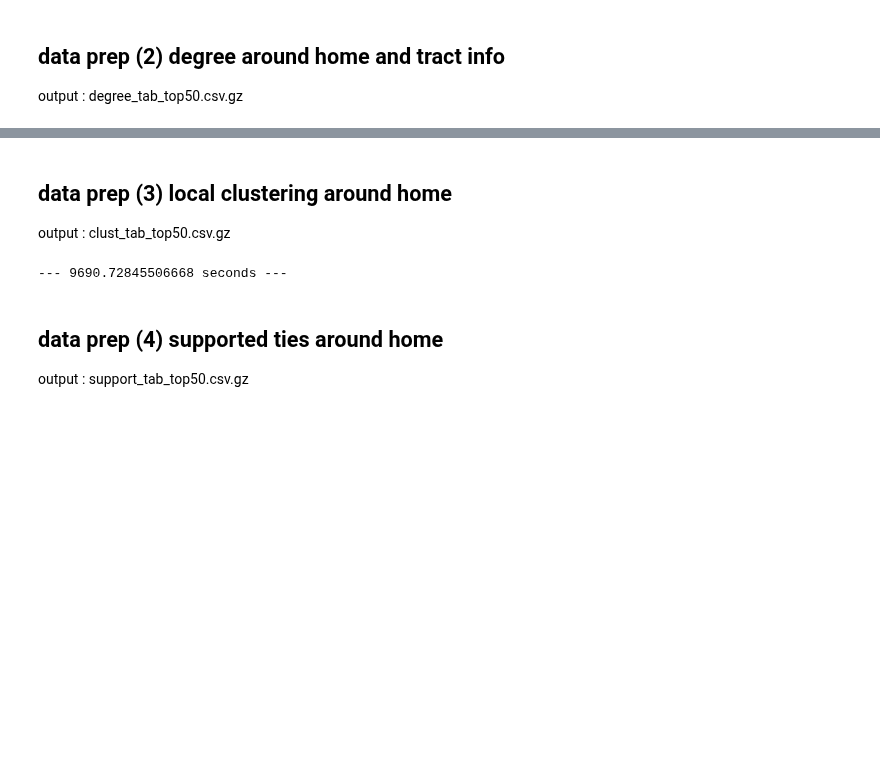
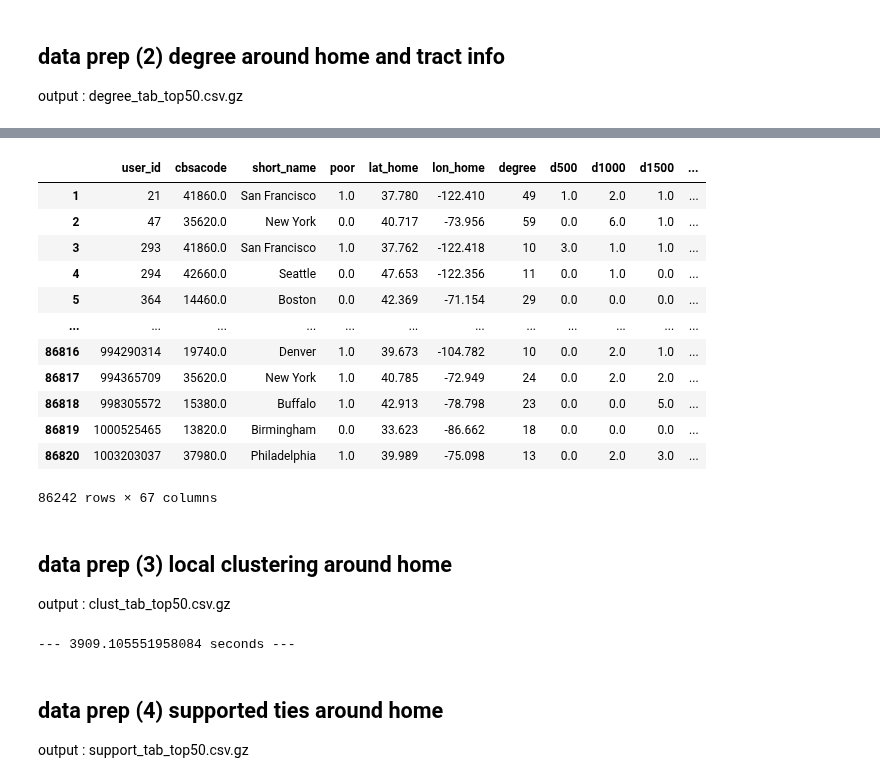
Before and after one commit to sandorjuhasz/ties-around-home, a Jupyter notebook: scripts/dataprep_adam.ipynb, the cells around one changed output, grey strips where cells are left out. Saved outputs shown, nothing was run; the diff lists cells and outputs as text; code cells hidden in the pictures; blank space fills up the shorter version.

```diff
--- a/scripts/dataprep_adam.ipynb
+++ b/scripts/dataprep_adam.ipynb
@@ -136,12 +136,9 @@ tract_data = pd.merge(census[['geoid', 'cbsacode', 'short_name', 'population', '
 tract_data = tract_data[(tract_data['income']>1000)]
 
 # median income by cbsacode
-tract_data['income_25th'] = tract_data['cbsacode'].map(tract_data.groupby('cbsacode')['income'].quantile(0.25).to_dict())
-tract_data['income_75th'] = tract_data['cbsacode'].map(tract_data.groupby('cbsacode')['income'].quantile(0.75).to_dict())
-poor = (tract_data['income'] < tract_data["income_25th"])
-rich = (tract_data['income'] > tract_data["income_75th"])
+tract_data['income_median'] = tract_data['cbsacode'].map(tract_data.groupby('cbsacode')['income'].median().to_dict())
+poor = (tract_data['income'] < tract_data["income_median"])
 tract_data['poor'] = poor.astype(int).fillna(0)
-tract_data['rich'] = rich.astype(int).fillna(0)
 # %%
 # variable manipulation
 tract_data['log_income'] = np.log(tract_data['income'])
@@ -156,7 +153,7 @@ user_geo = userinfo.loc[:,["user_id", "lat_home", "lon_home"]]
 user_geo["geometry_h"] = user_geo.apply(lambda r: Point(r["lon_home"],r["lat_home"]), axis=1)
 
 # edgelist with distance
-geo_edgelist = pd.read_csv("../data/geo_edgelist_top50.csv.gz")
+geo_edgelist = pd.read_csv("../data/geo_edgelist_top50_adam.csv.gz")
 
 # filter on important columns
 geo_edgelist = geo_edgelist[["user_id1", "user_id2", "dist_hh" ]]
@@ -207,4 +204,4 @@ degree_tab.crs = {'init': 'epsg:' + str(init_crs)}
 # spatial join
 tract_data = gpd.GeoDataFrame(tract_data)
 tract_data = tract_data.set_geometry('geometry')
-degree_tab = gpd.sjoin(degree_tab, tract_data[['geometry', 'poor','rich', 'cbsacode', 'short_name']], 'left', 'within')
+degree_tab = gpd.sjoin(degree_tab, tract_data[['geometry', 'poor', 'cbsacode', 'short_name']], 'left', 'within')
@@ -233,7 +221,7 @@ degree_tab.drop(columns=["index_right", "geometry_h"], inplace=True)
 # column reorder
 cols = degree_tab.columns.tolist()
 dcols = cols[1:62]
-newcols = ["user_id", "cbsacode", "short_name", "poor", "rich","lat_home", "lon_home"] + dcols
+newcols = ["user_id", "cbsacode", "short_name", "poor","lat_home", "lon_home"] + dcols
 degree_tab = degree_tab[newcols]
 # %%
 len(degree_tab)
@@ -242,3 +230,19 @@ len(degree_tab)
+# %%
+degree_tab
+# %% [output]
+|  | user_id | cbsacode | short_name | poor | lat_home | lon_home | degree | d500 | d1000 | d1500 | ... |
+| 1 | 21 | 41860.0 | San Francisco | 1.0 | 37.780 | -122.410 | 49 | 1.0 | 2.0 | 1.0 | ... |
+| 2 | 47 | 35620.0 | New York | 0.0 | 40.717 | -73.956 | 59 | 0.0 | 6.0 | 1.0 | ... |
+| 3 | 293 | 41860.0 | San Francisco | 1.0 | 37.762 | -122.418 | 10 | 3.0 | 1.0 | 1.0 | ... |
+| 4 | 294 | 42660.0 | Seattle | 0.0 | 47.653 | -122.356 | 11 | 0.0 | 1.0 | 0.0 | ... |
+| 5 | 364 | 14460.0 | Boston | 0.0 | 42.369 | -71.154 | 29 | 0.0 | 0.0 | 0.0 | ... |
+| ... | ... | ... | ... | ... | ... | ... | ... | ... | ... | ... | ... |
+| 86816 | 994290314 | 19740.0 | Denver | 1.0 | 39.673 | -104.782 | 10 | 0.0 | 2.0 | 1.0 | ... |
+| 86817 | 994365709 | 35620.0 | New York | 1.0 | 40.785 | -72.949 | 24 | 0.0 | 2.0 | 2.0 | ... |
+| 86818 | 998305572 | 15380.0 | Buffalo | 1.0 | 42.913 | -78.798 | 23 | 0.0 | 0.0 | 5.0 | ... |
+| 86819 | 1000525465 | 13820.0 | Birmingham | 0.0 | 33.623 | -86.662 | 18 | 0.0 | 0.0 | 0.0 | ... |
+| 86820 | 1003203037 | 37980.0 | Philadelphia | 1.0 | 39.989 | -75.098 | 13 | 0.0 | 2.0 | 3.0 | ... |
+86242 rows × 67 columns
 # %%
 degree_tab.to_csv("../data/degree_tab_top50_adam.csv.gz", compression="gzip", index=False)
 # %%
@@ -265,7 +269,7 @@ for user in users:
     time.sleep(.005)
     r = {}
     r['user_id'] = user
-    for dist in [1000, 5000, 10000]:
+    for dist in [1000, 3000, 5000, 10000]:
         # get third edges
         lista = list(geo_edgelist[(geo_edgelist['user_id1'] == user) & (geo_edgelist['dist_hh'] <= dist)]['user_id2'])
         if len(lista) < 2:   # in case the user does not have at least 2 connections
@@ -286,6 +290,6 @@ clust_table = pd.DataFrame(temp_list)
 
 print("--- %s seconds ---" % (time.time() - start_time))
 # %% [output]
---- 9690.72845506668 seconds ---
+--- 3909.105551958084 seconds ---
 # %%
 # at this point, save the data!!
```
Also changed, not shown: parts of 10 cells of this notebook.
